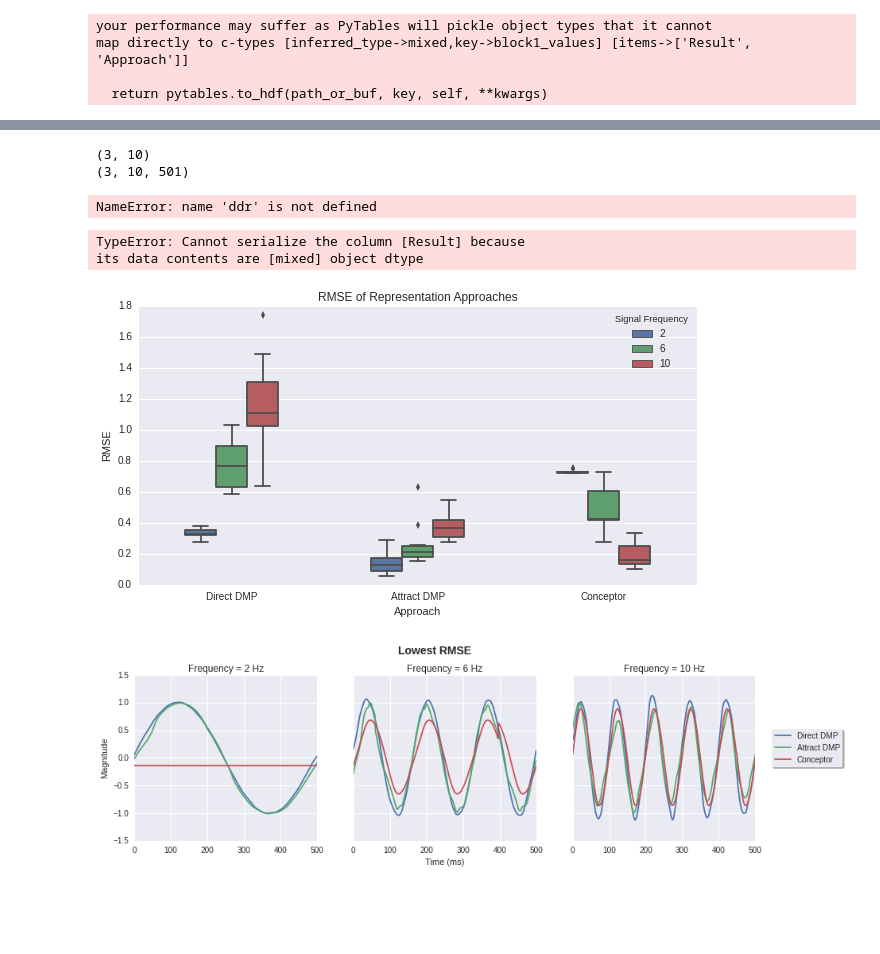
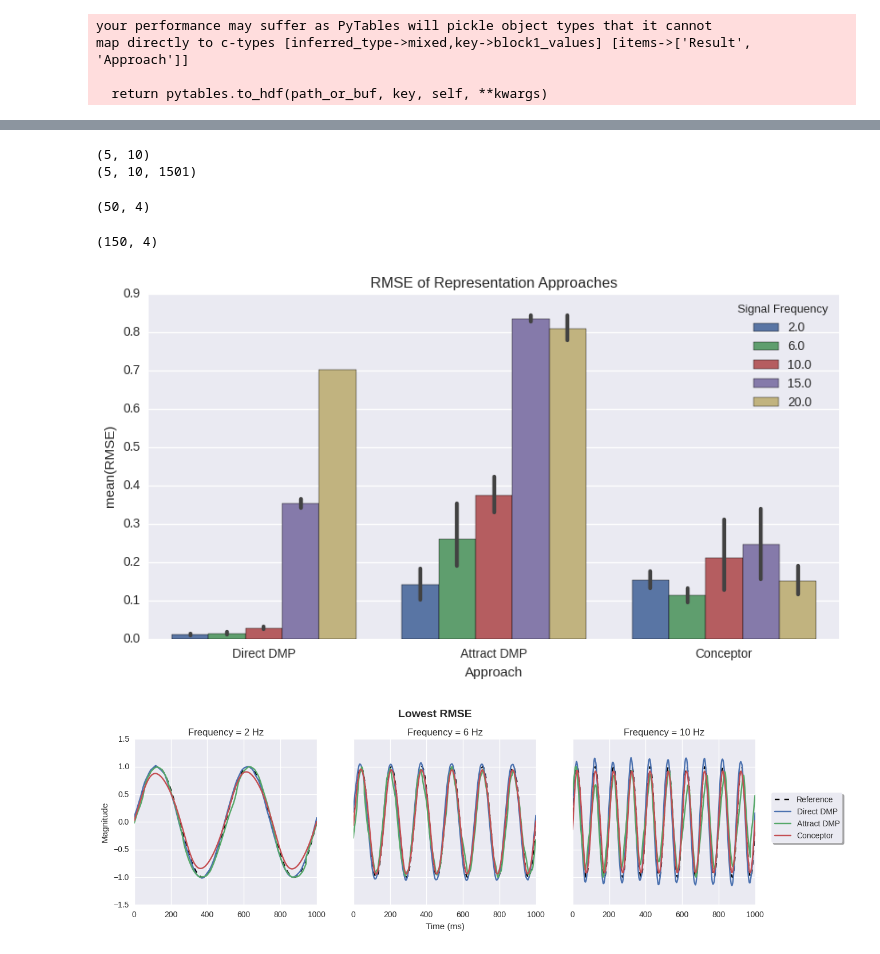
Before and after one commit to Seanny123/nef-conceptors, a Jupyter notebook: repr_analysis.ipynb, the cells around one changed output, grey strips where cells are left out. Drawn from its saved outputs; the diff is of its cells as text; code cells hidden in the pictures; blank space fills up the shorter version.

```diff
--- a/repr_analysis.ipynb
+++ b/repr_analysis.ipynb
@@ -165,8 +44,0 @@ Clearly there's no such thing as a meaningful phase shift here, so I can just sh
-# %%
-rmse_vals = np.zeros(run_num * len(targ_funcs))
-
-
-for t_i, targ in enumerate(targ_funcs):
-    ref_res = targ(np.arange(0, ddr["Result"][t_i*10].shape[0]*dt, dt))
-    for n in range(run_num):
-        rmse_vals[t_i*10+n] = rmse(ref_res, ddr["Result"][t_i*10+n])
@@ -264,12 +129,12 @@ rf.
 # %%
 # load the matlab results
-mat_rmse = scipy.io.loadmat("results/rmseVals.mat")['rmseVals']
-mat_val = scipy.io.loadmat("results/c_res.mat")['c_res']
+mat_rmse = scipy.io.loadmat("results/rmseVals_mf.mat")['rmseVals']
+mat_val = scipy.io.loadmat("results/c_res_mf.mat")['c_res']
 print(mat_rmse.shape)
 print(mat_val.shape)
 # %% [output]
-(3, 10)
-(3, 10, 501)
+(5, 10)
+(5, 10, 1501)
 # %%
 mat_res = []
 for fi, freq in enumerate(freq_list):
@@ -277,38 +142,52 @@ for fi, freq in enumerate(freq_list):
         mat_res.append((mat_val[fi, n], freq, "Conceptor", mat_rmse[fi, n]))
 # %%
 mar = pd.DataFrame(mat_res, columns=["Result", "Signal Frequency", "Approach", "RMSE"])
+# %%
+ddr_list = []
+ddr_freq = ["2hz", "6hz", "10hz_2", "15hz", "20hz"]
+
+for fr in ddr_freq:
+    ddr_list.append(pd.read_hdf("direct_%s.h5" %(fr), key="/rmse"))
+    with h5py.File("direct_%s.h5" %(fr), "r") as hf:
+        res = np.array(hf["result"])
+    ddr_list[-1]["Result"] = list(res)
+# %%
+ddr = pd.concat(ddr_list, ignore_index=True)
+print(ddr.shape)
+# %% [output]
+(50, 4)
 # %%
 res_df = pd.concat((ddr, dar, mar), ignore_index=True)
+print(res_df.shape)
 # %% [output]
-NameError: name 'ddr' is not defined
+(150, 4)
-# %%
-hdf.put('all_res', res_df, format='table')
-# %% [output]
-TypeError: Cannot serialize the column [Result] because
-its data contents are [mixed] object dtype
 # %%
 # plot all the results using sexy Seaborne
 sns.plt.figure(figsize=(10,5))
-sns.boxplot('Approach', 'RMSE', hue='Signal Frequency', data=res_df, width=0.5)
+sns.barplot('Approach', 'RMSE', hue='Signal Frequency', data=res_df)
 sns.plt.title("RMSE of Representation Approaches")
 sns.plt.savefig("compbar.pdf", format="pdf")
 # %% [output]
-[figure, old version]
+[figure, new version]
 # %%
 # plot the example with the lowest RMSE of each approach at each frequency
 fig, axes = plt.subplots(1, 3, sharey=True, figsize=(14,4))
 
-for fi, freq in enumerate(freq_list):
+for fi, freq in enumerate(freq_list[:3]):
+    axes[fi].plot(targ_funcs[fi](np.arange(0, 1000*dt, dt)), color="black", linestyle="--")
+
     for app in res_df.Approach.unique():
         a_view = res_df[(res_df['Approach'] == app) & (res_df['Signal Frequency'] == freq)]['RMSE']
-        axes[fi].plot(res_df.ix[a_view.idxmin()]['Result'][:501])
-        axes[fi].set_title("Frequency = %s Hz" %(freq,))
+        axes[fi].plot(res_df.ix[a_view.idxmin()]['Result'][:1000])
 
-plt.legend(res_df.Approach.unique(), bbox_to_anchor=(1.5, 0.7), frameon=True, fancybox=True, shadow=True)
+    axes[fi].set_title("Frequency = %s Hz" %(freq,))
+
+plt.legend(["Reference"] + list(res_df.Approach.unique()), bbox_to_anchor=(1.5, 0.7),
+           frameon=True, fancybox=True, shadow=True)
 fig.suptitle("Lowest RMSE", fontsize=14, fontweight="bold")
 fig.subplots_adjust(top=0.85)
 axes[0].set_ylabel("Magnitude")
 axes[1].set_xlabel("Time (ms)")
-plt.savefig("compwave.pdf", format="pdf")
+plt.savefig("compwave.pdf", format="pdf", bbox_i)
 # %% [output]
-[figure, old version]
+[figure, new version]
```
Also changed, not shown: parts of 21 cells of this notebook, 5 other files.
